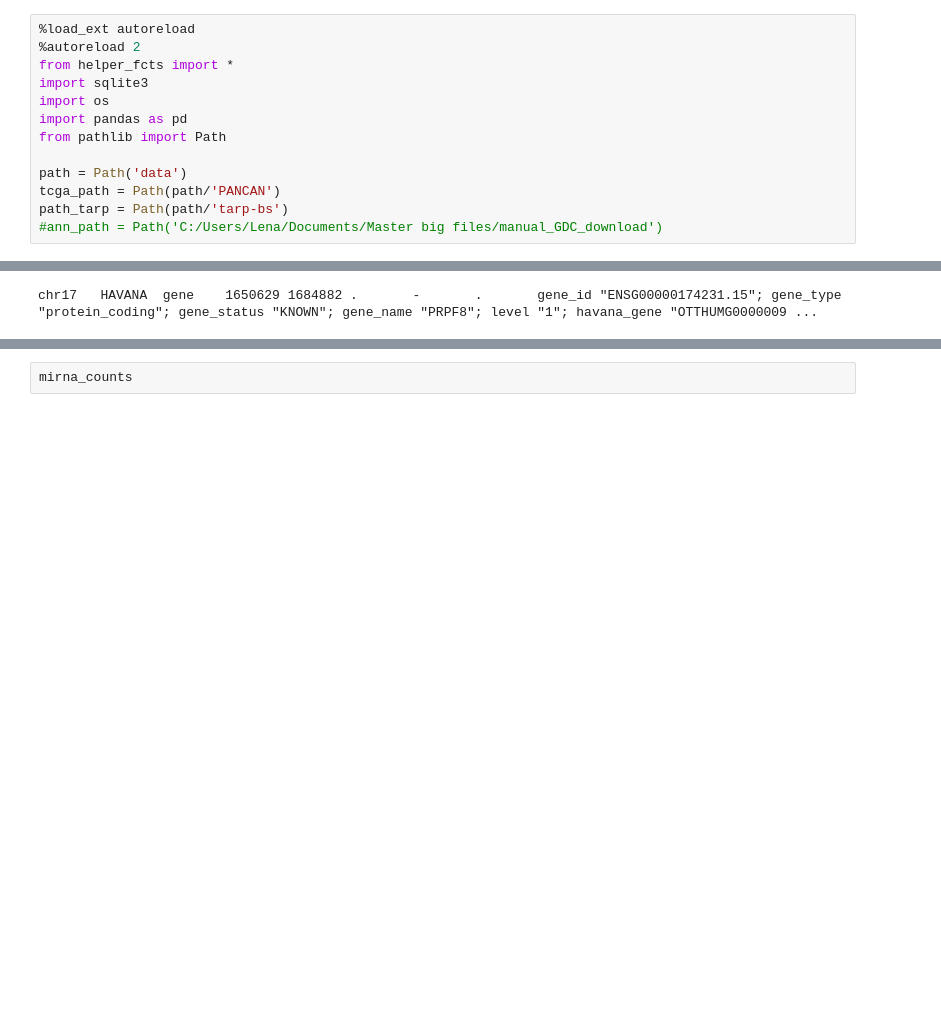
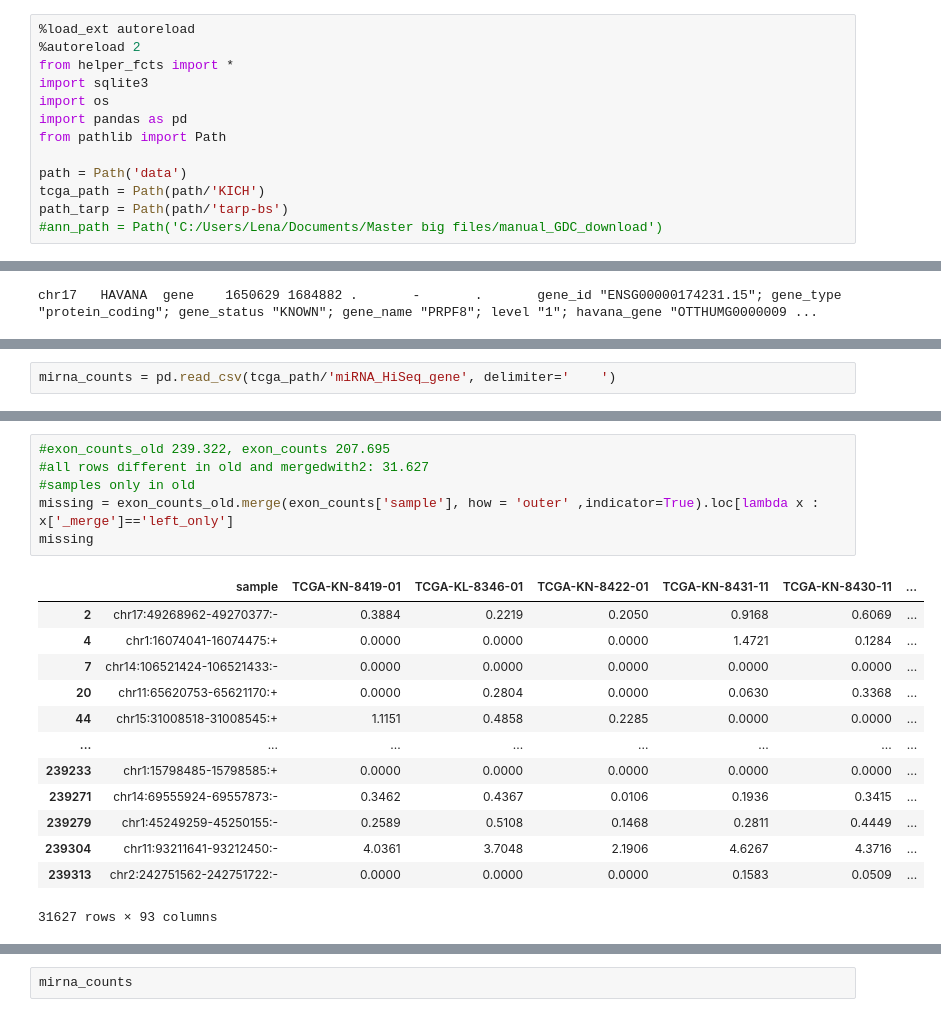
Before and after one commit to lenamariahackl/alt-splicing-mirna-reg, a Jupyter notebook: elastic_net.ipynb, the cells around one changed output, grey strips where cells are left out. Saved outputs shown, nothing was run; the diff lists cells and outputs as text; blank space fills up the shorter version.

```diff
--- a/elastic_net.ipynb
+++ b/elastic_net.ipynb
@@ -12,7 +12,7 @@ import pandas as pd
 from pathlib import Path
 
 path = Path('data')
-tcga_path = Path(path/'PANCAN')
+tcga_path = Path(path/'KICH')
 path_tarp = Path(path/'tarp-bs')
 #ann_path = Path('C:/Users/Lena/Documents/Master big files/manual_GDC_download')
 # %%
@@ -116 +138,3 @@ tran_exon = pd.read_csv(tcga_path/'unc_v2_exon_hg19_probe_TCGA', delimiter='	')
+# %%
+mirna_counts = pd.read_csv(tcga_path/'miRNA_HiSeq_gene', delimiter='	')
 # %%
@@ -146,0 +218,20 @@ exon_counts
+# %%
+#exon_counts_old 239.322, exon_counts 207.695
+#all rows different in old and mergedwith2: 31.627
+#samples only in old
+missing = exon_counts_old.merge(exon_counts['sample'], how = 'outer' ,indicator=True).loc[lambda x : x['_merge']=='left_only']
+missing
+# %% [output]
+|  | sample | TCGA-KN-8419-01 | TCGA-KL-8346-01 | TCGA-KN-8422-01 | TCGA-KN-8431-11 | TCGA-KN-8430-11 | ... |
+| 2 | chr17:49268962-49270377:- | 0.3884 | 0.2219 | 0.2050 | 0.9168 | 0.6069 | ... |
+| 4 | chr1:16074041-16074475:+ | 0.0000 | 0.0000 | 0.0000 | 1.4721 | 0.1284 | ... |
+| 7 | chr14:106521424-106521433:- | 0.0000 | 0.0000 | 0.0000 | 0.0000 | 0.0000 | ... |
+| 20 | chr11:65620753-65621170:+ | 0.0000 | 0.2804 | 0.0000 | 0.0630 | 0.3368 | ... |
+| 44 | chr15:31008518-31008545:+ | 1.1151 | 0.4858 | 0.2285 | 0.0000 | 0.0000 | ... |
+| ... | ... | ... | ... | ... | ... | ... | ... |
+| 239233 | chr1:15798485-15798585:+ | 0.0000 | 0.0000 | 0.0000 | 0.0000 | 0.0000 | ... |
+| 239271 | chr14:69555924-69557873:- | 0.3462 | 0.4367 | 0.0106 | 0.1936 | 0.3415 | ... |
+| 239279 | chr1:45249259-45250155:- | 0.2589 | 0.5108 | 0.1468 | 0.2811 | 0.4449 | ... |
+| 239304 | chr11:93211641-93212450:- | 4.0361 | 3.7048 | 2.1906 | 4.6267 | 4.3716 | ... |
+| 239313 | chr2:242751562-242751722:- | 0.0000 | 0.0000 | 0.0000 | 0.1583 | 0.0509 | ... |
+31627 rows × 93 columns
```
Also changed, not shown: parts of 11 cells of this notebook, 1 other file.
